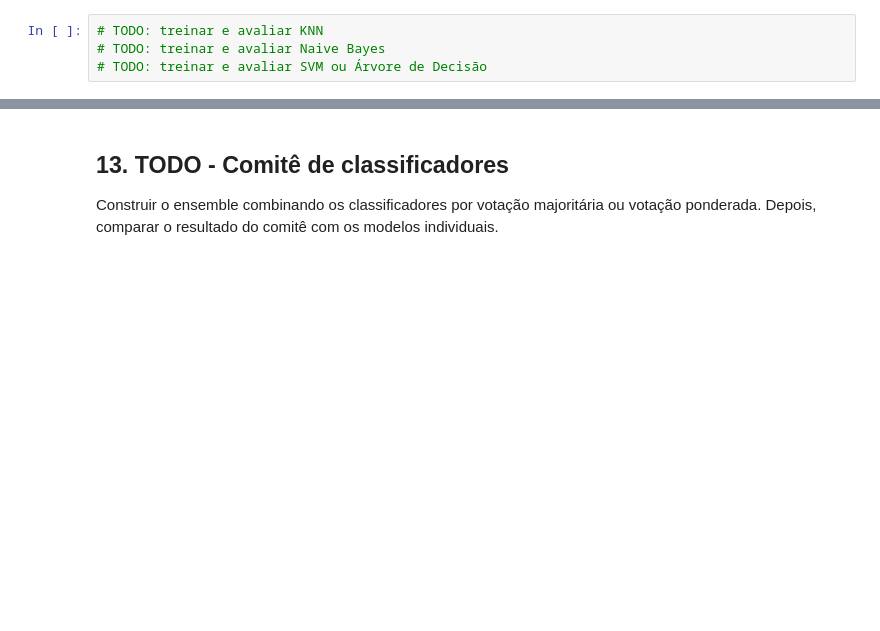
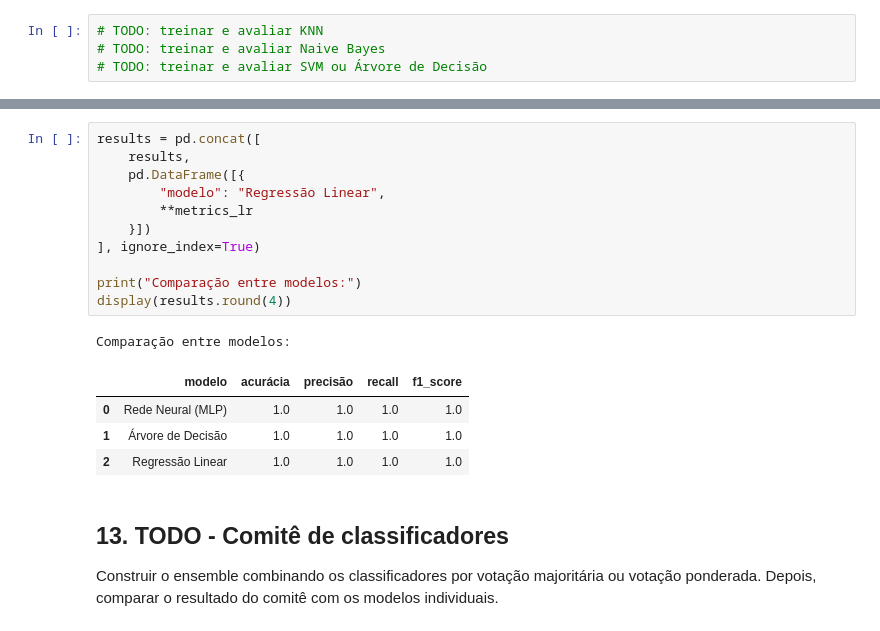
Before and after one commit to Lapenha/A3_IA_USJT_2026, a Jupyter notebook: A3_classifier_committee.ipynb, the cells around one changed output, grey strips where cells are left out. Cells and saved outputs as stored; diff of their text form; blank space fills up the shorter version.

```diff
--- a/A3_classifier_committee.ipynb
+++ b/A3_classifier_committee.ipynb
@@ -462,3 +530,20 @@ display(results.round(4))
+# %%
+results = pd.concat([
+    results,
+    pd.DataFrame([{
+        "modelo": "Regressão Linear",
+        **metrics_lr
+    }])
+], ignore_index=True)
+
+print("Comparação entre modelos:")
+display(results.round(4))
+# %% [output]
+Comparação entre modelos:
+|  | modelo | acurácia | precisão | recall | f1_score |
+| 0 | Rede Neural (MLP) | 1.0 | 1.0 | 1.0 | 1.0 |
+| 1 | Árvore de Decisão | 1.0 | 1.0 | 1.0 | 1.0 |
+| 2 | Regressão Linear | 1.0 | 1.0 | 1.0 | 1.0 |
 # %% [markdown]
 ## 13. TODO - Comitê de classificadores
 
```
Also changed, not shown: parts of 6 cells of this notebook.
